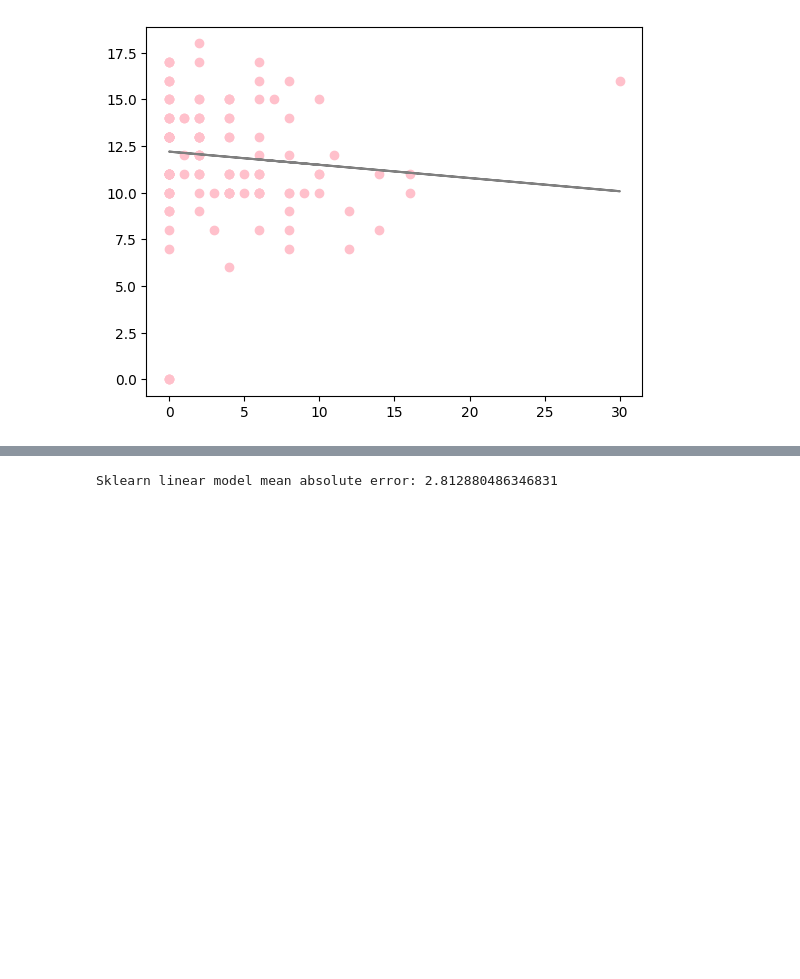
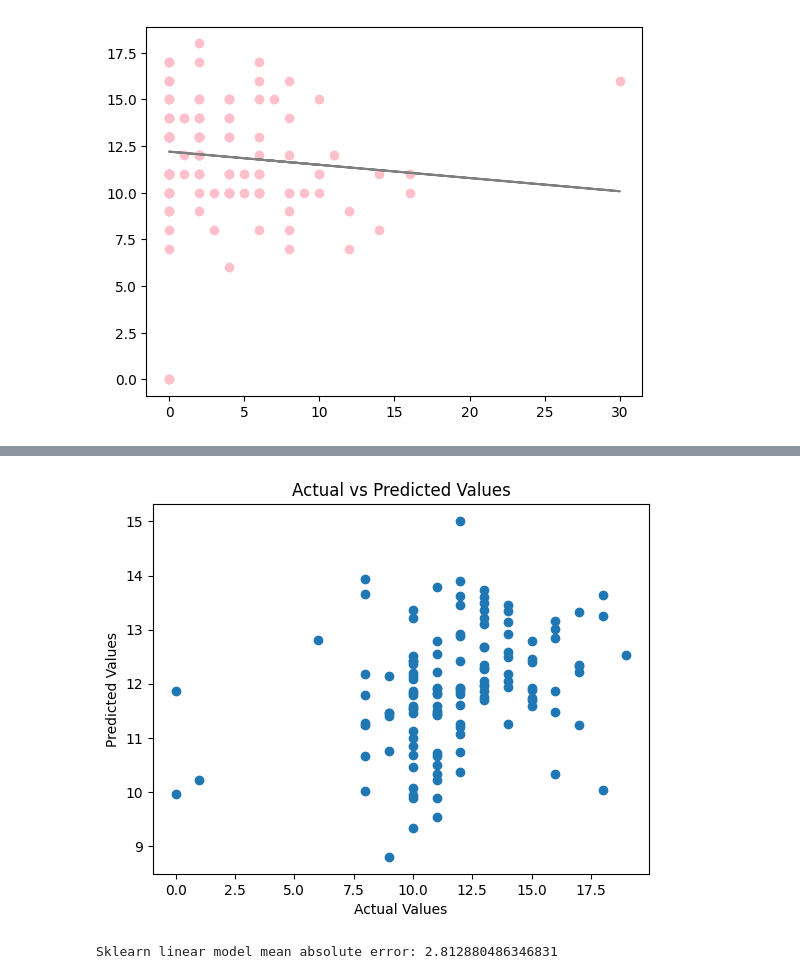
Before and after one commit to PNUAITeam13/AlcoholConsumption, a Jupyter notebook: alcohol_consumption.ipynb, the cells around one changed output, grey strips where cells are left out. Cells and saved outputs as stored; diff of their text form; code cells hidden in the pictures; blank space fills up the shorter version.

```diff
--- a/alcohol_consumption.ipynb
+++ b/alcohol_consumption.ipynb
@@ -292,3 +293,18 @@ Our linear model for multiple features mean absolute error: 2.344183341272995
+# %%
+import matplotlib.pyplot as plt
+import numpy as np
+
+# Assuming X_valid and y_valid are your validation set features and labels
+# and 'result' contains the predictions from your model
+
+# Scatter plot for actual vs predicted values
+plt.scatter(y_valid, result)
+plt.title('Actual vs Predicted Values')
+plt.xlabel('Actual Values')
+plt.ylabel('Predicted Values')
+plt.show()
+# %% [output]
+[figure, added]
 # %%
 #sklearn LinearRegression
 from sklearn.linear_model import LinearRegression as SklearnLinearRegression
```
Also changed, not shown: parts of 6 cells of this notebook, 1 other file.
